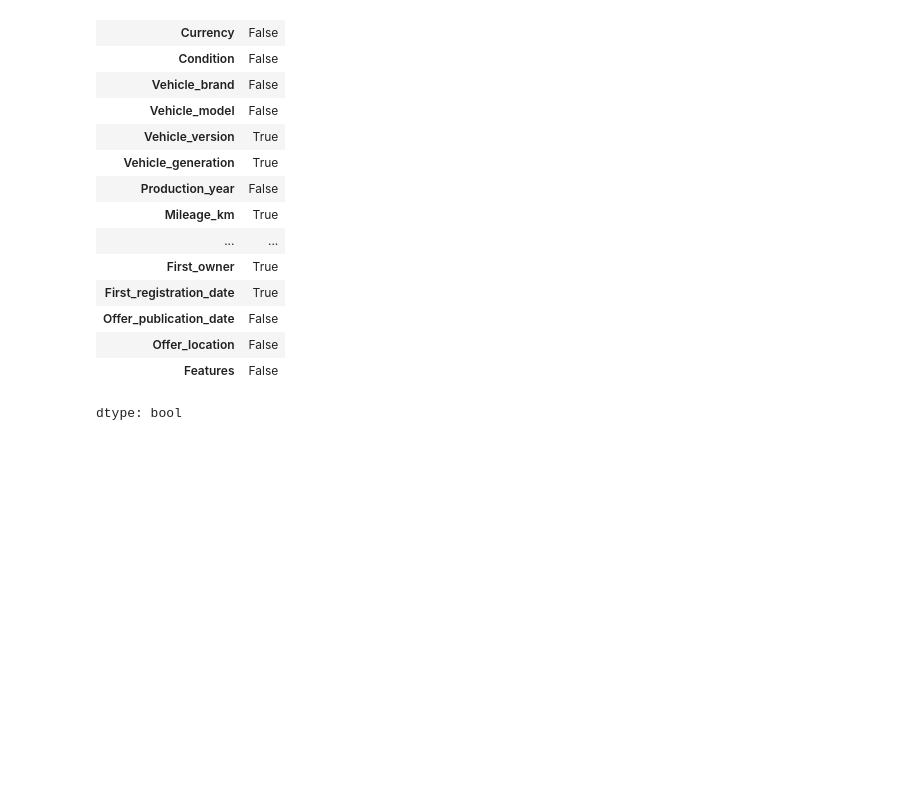
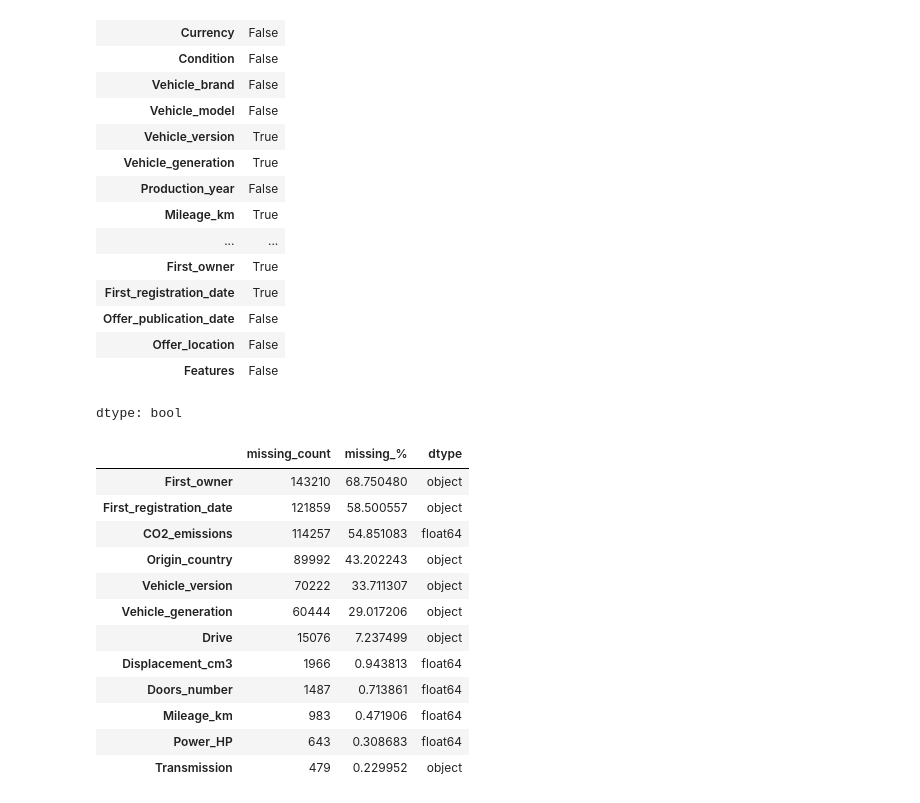
Before and after one commit to s24118-ui/SUML, a Jupyter notebook: ASI_Projekt.ipynb, the cells around one changed output. Saved outputs shown, nothing was run; the diff lists cells and outputs as text; code cells hidden in the pictures; blank space fills up the shorter version.

```diff
--- a/ASI_Projekt.ipynb
+++ b/ASI_Projekt.ipynb
@@ -50,3 +55,27 @@ df.isnull().any()
 | Offer_location | False |
 | Features | False |
 dtype: bool
+# %%
+data = df.copy()
+missing_summary = pd.DataFrame({
+    "missing_count": data.isna().sum(),
+    "missing_%": data.isna().mean() * 100,
+    "dtype": data.dtypes.astype(str)
+}).sort_values("missing_%", ascending=False)
+
+missing_only = missing_summary[missing_summary["missing_count"] > 0]
+display(missing_only)
+# %% [output]
+|  | missing_count | missing_% | dtype |
+| First_owner | 143210 | 68.750480 | object |
+| First_registration_date | 121859 | 58.500557 | object |
+| CO2_emissions | 114257 | 54.851083 | float64 |
+| Origin_country | 89992 | 43.202243 | object |
+| Vehicle_version | 70222 | 33.711307 | object |
+| Vehicle_generation | 60444 | 29.017206 | object |
+| Drive | 15076 | 7.237499 | object |
+| Displacement_cm3 | 1966 | 0.943813 | float64 |
+| Doors_number | 1487 | 0.713861 | float64 |
+| Mileage_km | 983 | 0.471906 | float64 |
+| Power_HP | 643 | 0.308683 | float64 |
+| Transmission | 479 | 0.229952 | object |
```
Also changed, not shown: parts of 26 cells of this notebook.
